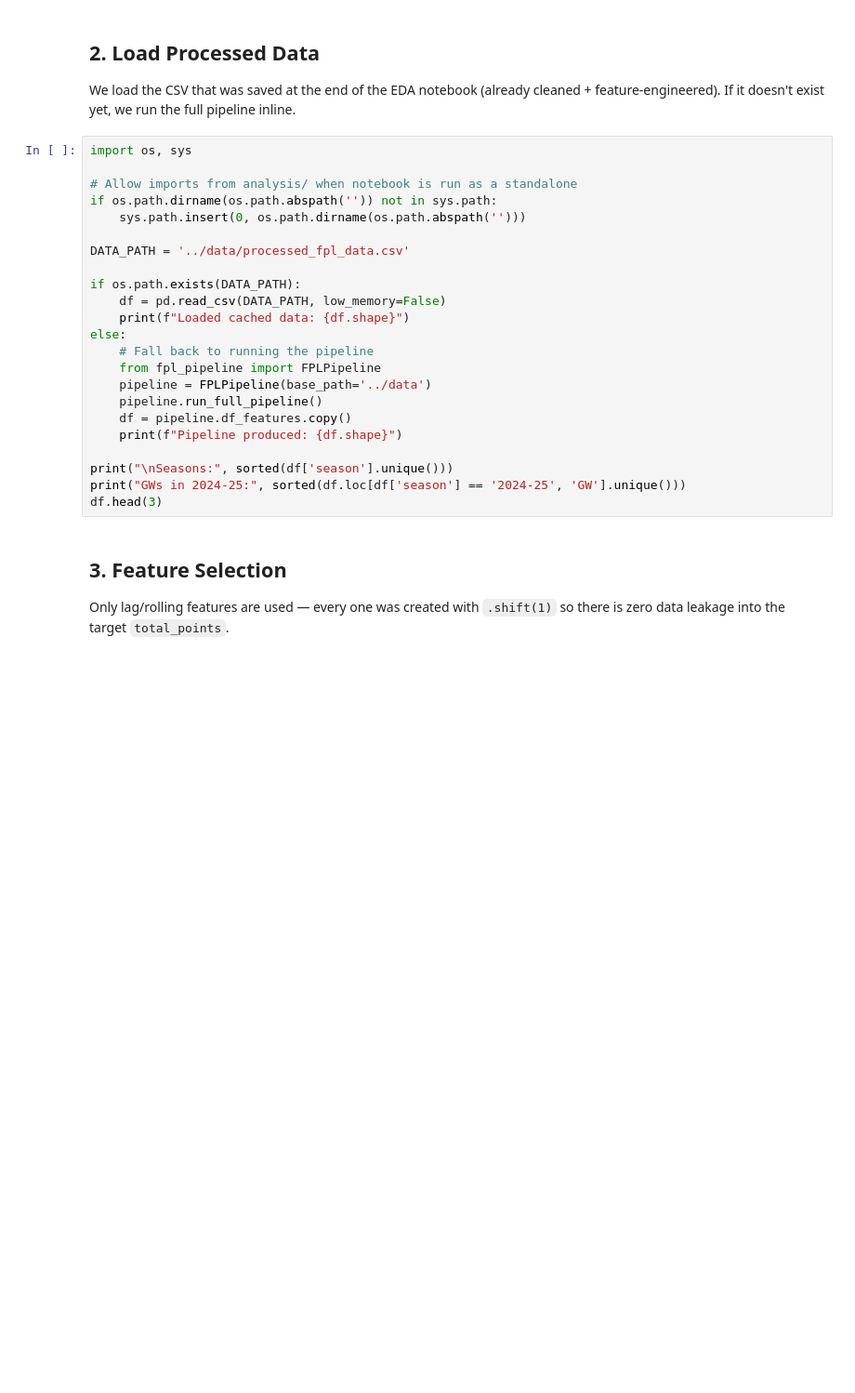
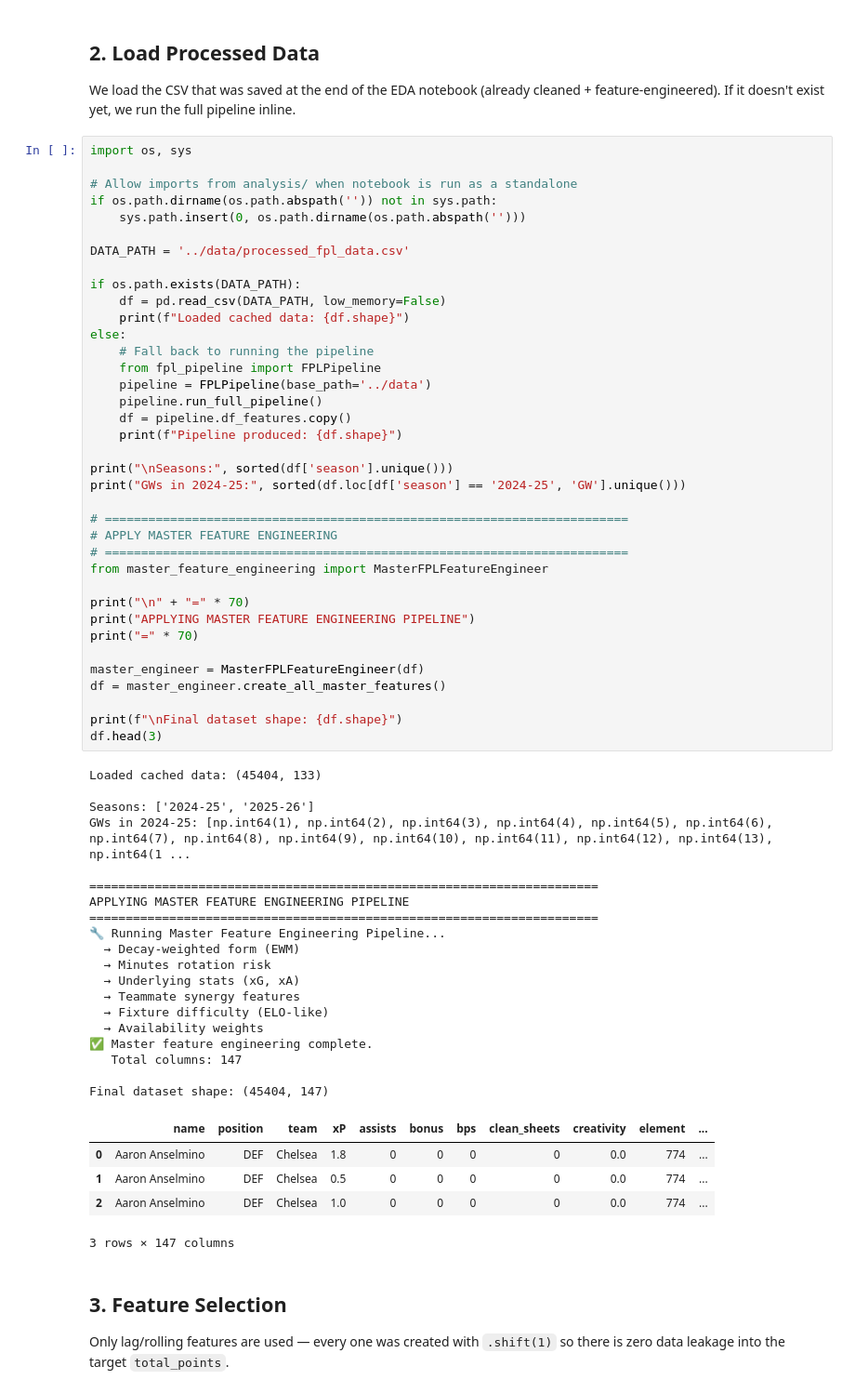
Before and after one commit to moyez48/fpl-optimizers-agentic-ai, a Jupyter notebook: analysis/fpl_model_training.ipynb, the cells around one changed output. Shown at 93% size. Saved outputs shown, nothing was run; the diff lists cells and outputs as text; blank space fills up the shorter version.

```diff
--- a/analysis/fpl_model_training.ipynb
+++ b/analysis/fpl_model_training.ipynb
@@ -33,26 +35,65 @@ We load the CSV that was saved at the end of the EDA notebook (already cleaned +
 # %%
 import os, sys
 
 # Allow imports from analysis/ when notebook is run as a standalone
 if os.path.dirname(os.path.abspath('')) not in sys.path:
     sys.path.insert(0, os.path.dirname(os.path.abspath('')))
 
 DATA_PATH = '../data/processed_fpl_data.csv'
 
 if os.path.exists(DATA_PATH):
     df = pd.read_csv(DATA_PATH, low_memory=False)
     print(f"Loaded cached data: {df.shape}")
 else:
     # Fall back to running the pipeline
     from fpl_pipeline import FPLPipeline
     pipeline = FPLPipeline(base_path='../data')
     pipeline.run_full_pipeline()
     df = pipeline.df_features.copy()
     print(f"Pipeline produced: {df.shape}")
 
 print("\nSeasons:", sorted(df['season'].unique()))
 print("GWs in 2024-25:", sorted(df.loc[df['season'] == '2024-25', 'GW'].unique()))
+
+# ========================================================================
+# APPLY MASTER FEATURE ENGINEERING
+# ========================================================================
+from master_feature_engineering import MasterFPLFeatureEngineer
+
+print("\n" + "=" * 70)
+print("APPLYING MASTER FEATURE ENGINEERING PIPELINE")
+print("=" * 70)
+
+master_engineer = MasterFPLFeatureEngineer(df)
+df = master_engineer.create_all_master_features()
+
+print(f"\nFinal dataset shape: {df.shape}")
 df.head(3)
+# %% [output]
+Loaded cached data: (45404, 133)
+
+Seasons: ['2024-25', '2025-26']
+GWs in 2024-25: [np.int64(1), np.int64(2), np.int64(3), np.int64(4), np.int64(5), np.int64(6), np.int64(7), np.int64(8), np.int64(9), np.int64(10), np.int64(11), np.int64(12), np.int64(13), np.int64(1 ...
+
+======================================================================
+APPLYING MASTER FEATURE ENGINEERING PIPELINE
+======================================================================
+🔧 Running Master Feature Engineering Pipeline...
+  → Decay-weighted form (EWM)
+  → Minutes rotation risk
+  → Underlying stats (xG, xA)
+  → Teammate synergy features
+  → Fixture difficulty (ELO-like)
+  → Availability weights
+✅ Master feature engineering complete.
+   Total columns: 147
+
+Final dataset shape: (45404, 147)
+|  | name | position | team | xP | assists | bonus | bps | clean_sheets | creativity | element | ... |
+| 0 | Aaron Anselmino | DEF | Chelsea | 1.8 | 0 | 0 | 0 | 0 | 0.0 | 774 | ... |
+| 1 | Aaron Anselmino | DEF | Chelsea | 0.5 | 0 | 0 | 0 | 0 | 0.0 | 774 | ... |
+| 2 | Aaron Anselmino | DEF | Chelsea | 1.0 | 0 | 0 | 0 | 0 | 0.0 | 774 | ... |
+3 rows × 147 columns
 # %% [markdown]
 ## 3. Feature Selection
 
```
Also changed, not shown: parts of 16 cells of this notebook, 9 other files.
